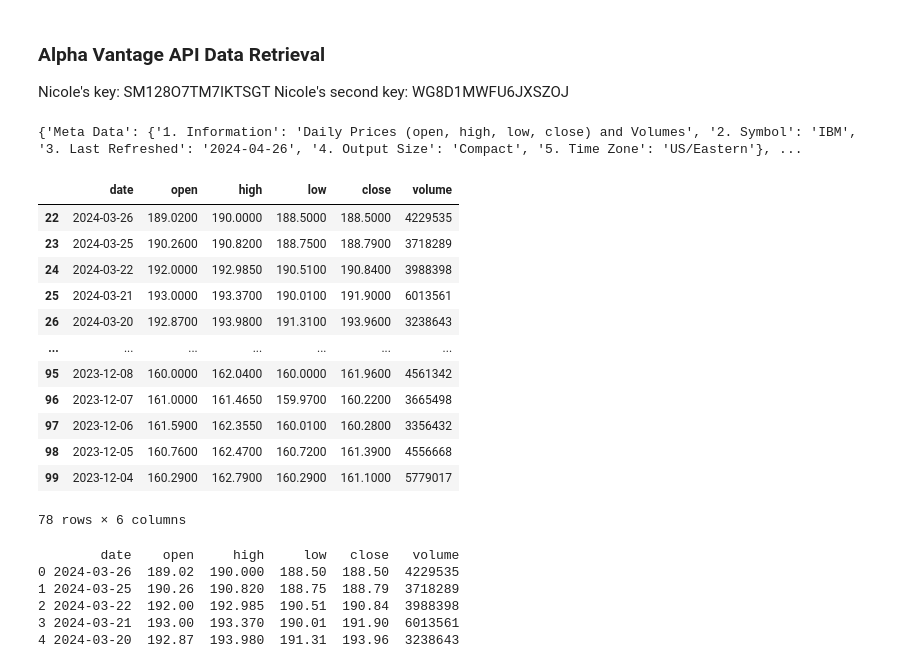
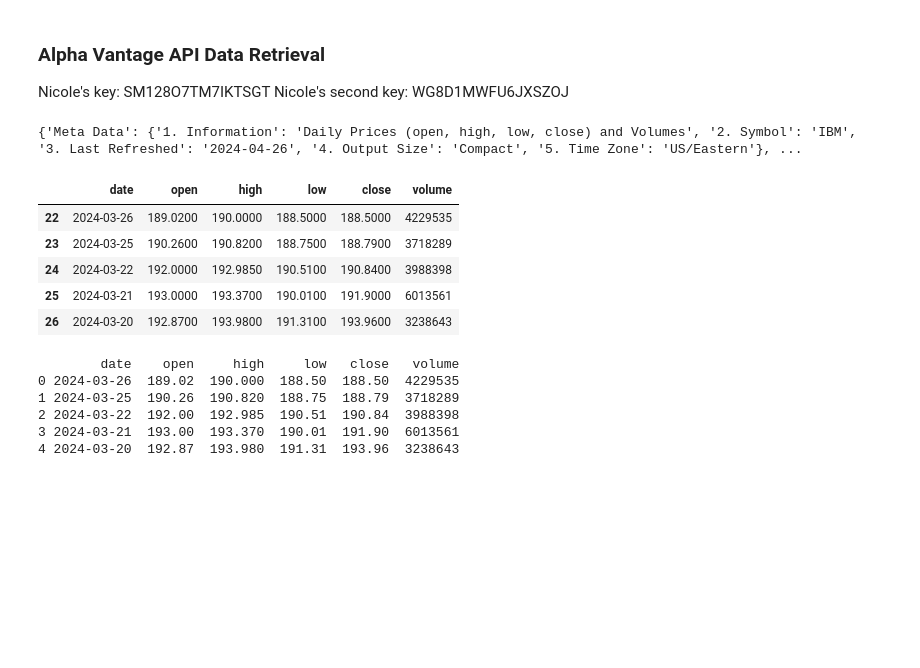
Before and after one commit to ntran03/320-project4, a Jupyter notebook: proj4.ipynb, the cells around one changed output. Cells and saved outputs as stored; diff of their text form; code cells hidden in the pictures; blank space fills up the shorter version.

```diff
--- a/proj4.ipynb
+++ b/proj4.ipynb
@@ -25,38 +17,31 @@ Nicole's second key: WG8D1MWFU6JXSZOJ
 # %%
 #get data from api
 key = "SM128O7TM7IKTSGT"
 url = 'https://www.alphavantage.co/query?function=TIME_SERIES_DAILY&symbol=IBM&apikey={key}'
 r = requests.get(url)
 data = r.json()
 print(data)
 data = data['Time Series (Daily)']
 
 #put into a pd df
 df = pd.DataFrame(data).T
 df.reset_index(inplace=True)
 col_names = ["date","open","high","low","close","volume"]
 df.columns = col_names
 df.date = pd.to_datetime(df.date)
 
 #grab only from 2023-11-07 to 2024-03-26
 inbetween = df.date.between(pd.to_datetime("2023-11-07"), pd.to_datetime("2024-03-26"))
 ibm_daily = df[inbetween]
-ibm_daily
+ibm_daily.head()
 # %% [output]
 {'Meta Data': {'1. Information': 'Daily Prices (open, high, low, close) and Volumes', '2. Symbol': 'IBM', '3. Last Refreshed': '2024-04-26', '4. Output Size': 'Compact', '5. Time Zone': 'US/Eastern'}, ...
 |  | date | open | high | low | close | volume |
 | 22 | 2024-03-26 | 189.0200 | 190.0000 | 188.5000 | 188.5000 | 4229535 |
 | 23 | 2024-03-25 | 190.2600 | 190.8200 | 188.7500 | 188.7900 | 3718289 |
 | 24 | 2024-03-22 | 192.0000 | 192.9850 | 190.5100 | 190.8400 | 3988398 |
 | 25 | 2024-03-21 | 193.0000 | 193.3700 | 190.0100 | 191.9000 | 6013561 |
 | 26 | 2024-03-20 | 192.8700 | 193.9800 | 191.3100 | 193.9600 | 3238643 |
-| ... | ... | ... | ... | ... | ... | ... |
-| 95 | 2023-12-08 | 160.0000 | 162.0400 | 160.0000 | 161.9600 | 4561342 |
-| 96 | 2023-12-07 | 161.0000 | 161.4650 | 159.9700 | 160.2200 | 3665498 |
-| 97 | 2023-12-06 | 161.5900 | 162.3550 | 160.0100 | 160.2800 | 3356432 |
-| 98 | 2023-12-05 | 160.7600 | 162.4700 | 160.7200 | 161.3900 | 4556668 |
-| 99 | 2023-12-04 | 160.2900 | 162.7900 | 160.2900 | 161.1000 | 5779017 |
-78 rows × 6 columns
 # %%
 #SAVED_DATA = ibm_daily.copy(deep=True)
 #SAVED_DATA.to_csv('ibm_daily.csv', index=False)
```
Also changed, not shown: parts of 15 cells of this notebook.
